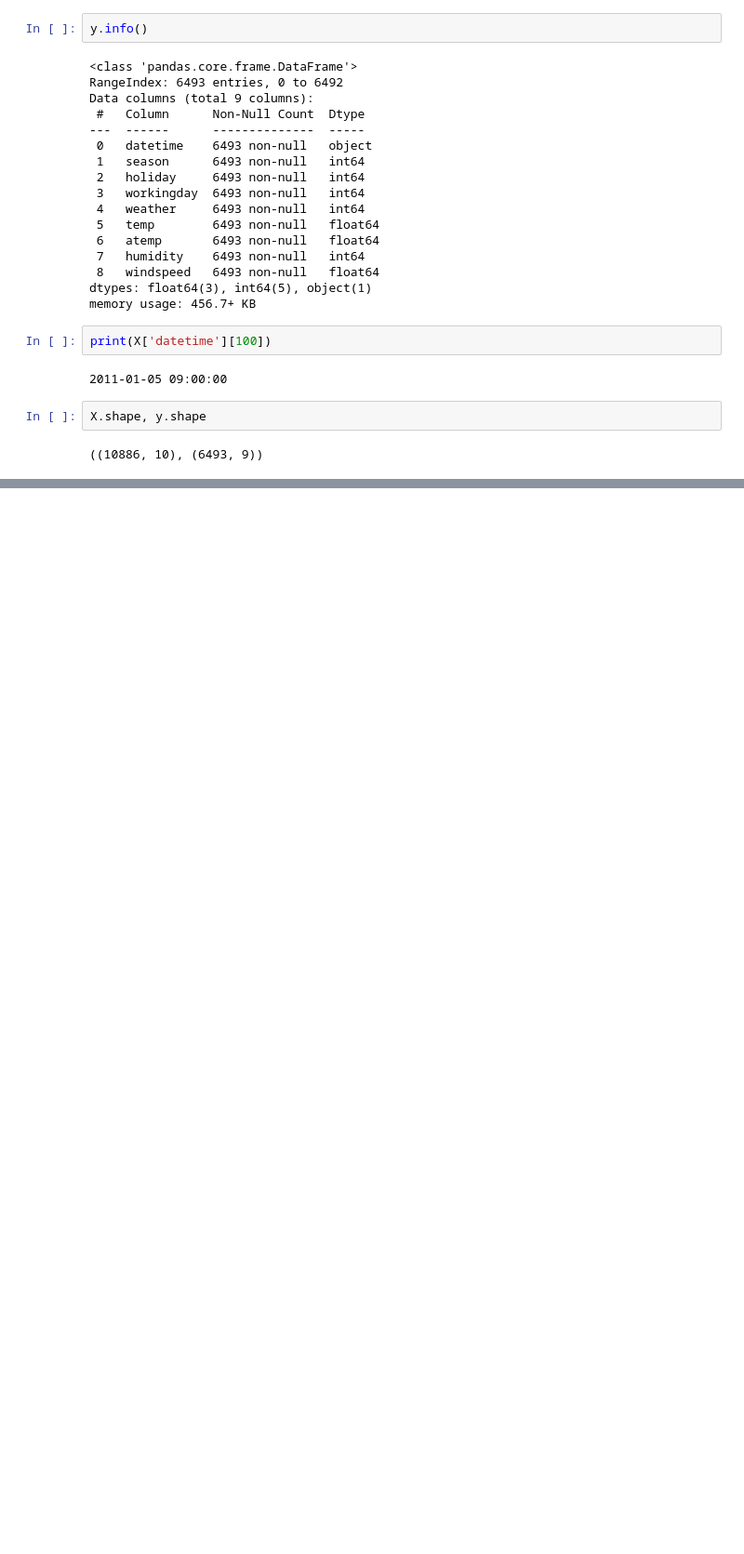
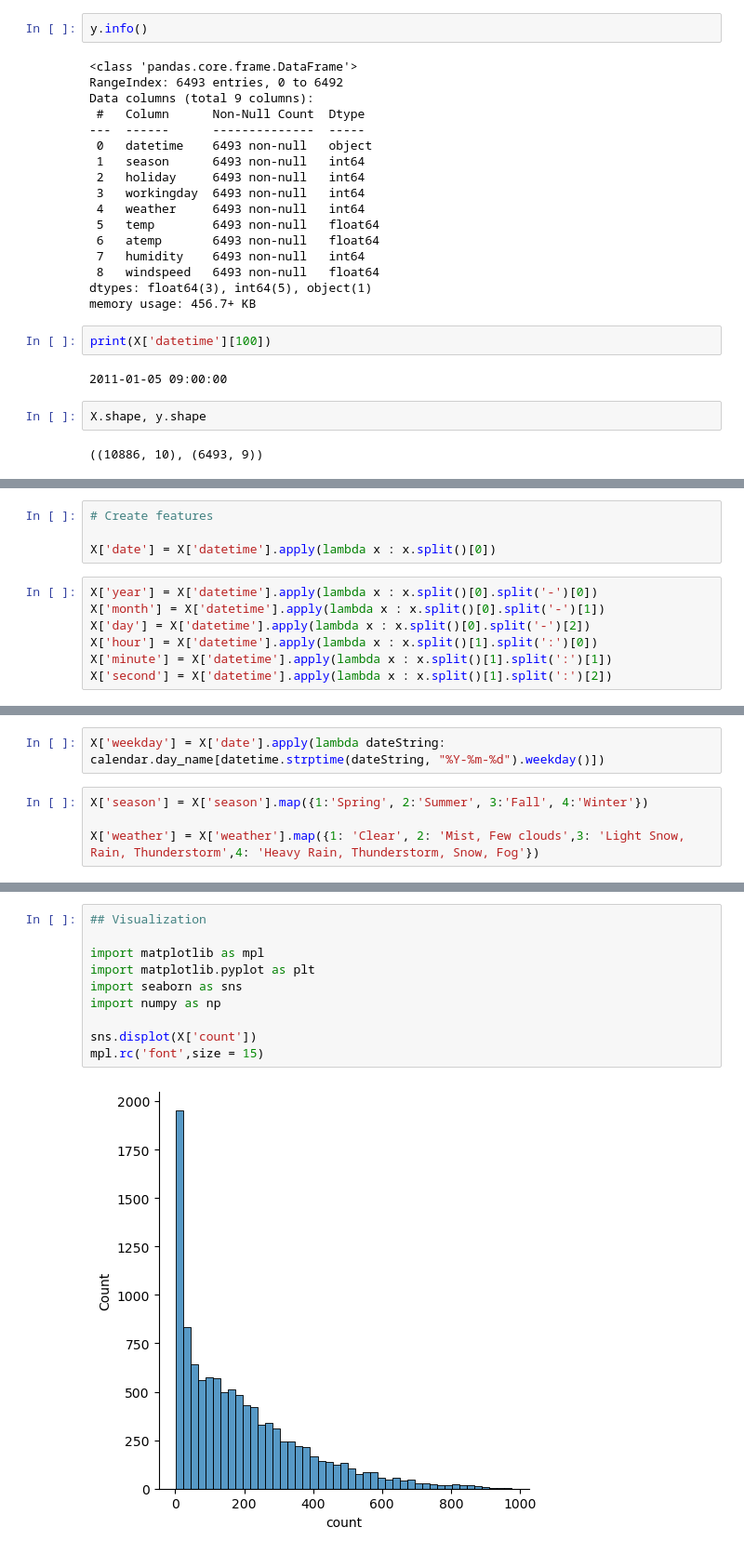
Before and after one commit to Hyun2l/ML_Competition, a Jupyter notebook: bike-sharing-demand/EDA.ipynb, the cells around one changed output, grey strips where cells are left out. Shown at 93% size. Cells and saved outputs as stored; diff of their text form; blank space fills up the shorter version.

```diff
--- a/bike-sharing-demand/EDA.ipynb
+++ b/bike-sharing-demand/EDA.ipynb
@@ -91,0 +79,11 @@ ValueError: Found input variables with inconsistent numbers of samples: [10886,
+# %%
+# Create features
+
+X['date'] = X['datetime'].apply(lambda x : x.split()[0])
+# %%
+X['year'] = X['datetime'].apply(lambda x : x.split()[0].split('-')[0])
+X['month'] = X['datetime'].apply(lambda x : x.split()[0].split('-')[1])
+X['day'] = X['datetime'].apply(lambda x : x.split()[0].split('-')[2])
+X['hour'] = X['datetime'].apply(lambda x : x.split()[1].split(':')[0])
+X['minute'] = X['datetime'].apply(lambda x : x.split()[1].split(':')[1])
+X['second'] = X['datetime'].apply(lambda x : x.split()[1].split(':')[2])
@@ -91,0 +105,6 @@ ValueError: Found input variables with inconsistent numbers of samples: [10886,
+# %%
+X['weekday'] = X['date'].apply(lambda dateString: calendar.day_name[datetime.strptime(dateString, "%Y-%m-%d").weekday()])
+# %%
+X['season'] = X['season'].map({1:'Spring', 2:'Summer', 3:'Fall', 4:'Winter'})
+
+X['weather'] = X['weather'].map({1: 'Clear', 2: 'Mist, Few clouds',3: 'Light Snow, Rain, Thunderstorm',4: 'Heavy Rain, Thunderstorm, Snow, Fog'})
@@ -91,0 +120,12 @@ ValueError: Found input variables with inconsistent numbers of samples: [10886,
+# %%
+## Visualization
+
+import matplotlib as mpl
+import matplotlib.pyplot as plt
+import seaborn as sns
+import numpy as np
+
+sns.displot(X['count'])
+mpl.rc('font',size = 15)
+# %% [output]
+[figure, added]
```
Also changed, not shown: parts of 10 cells of this notebook.
